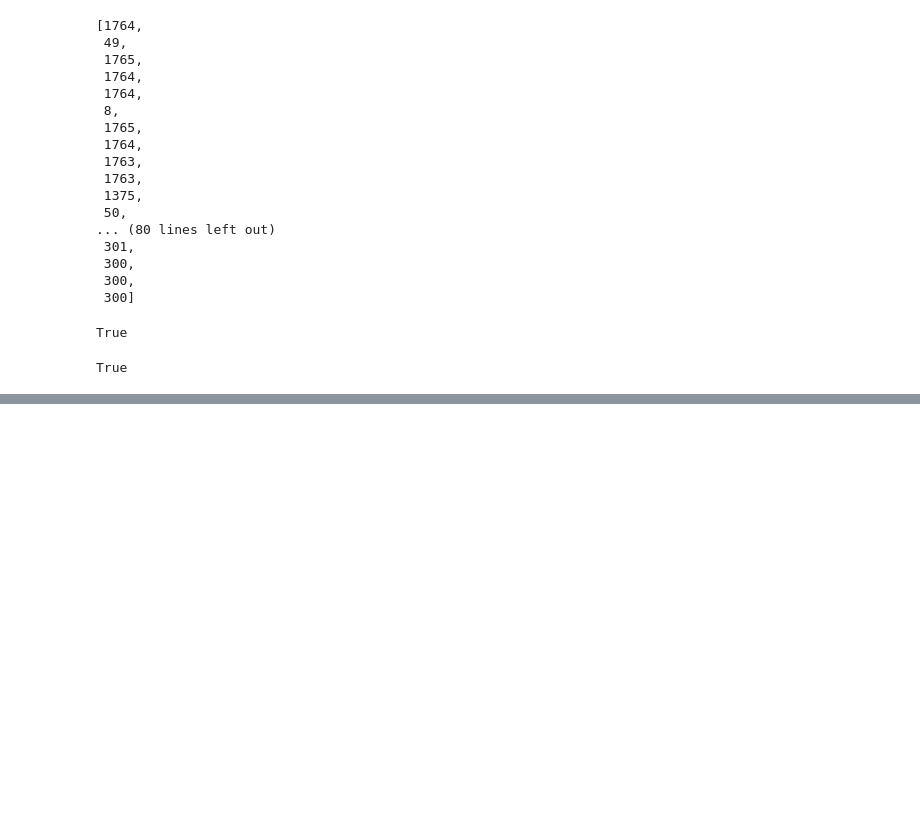
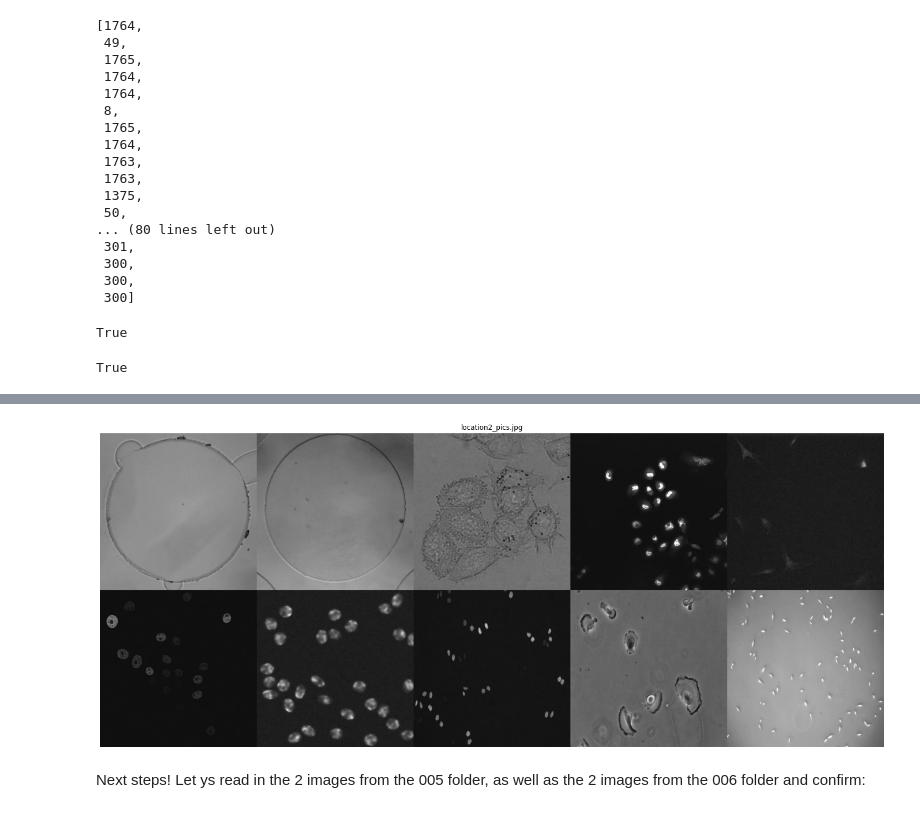
Before and after one commit to alexgoudemond/COMP700, a Jupyter notebook: 006_Processing_Of_Images.ipynb, the cells around one changed output, grey strips where cells are left out. Cells and saved outputs as stored; diff of their text form; code cells hidden in the pictures; blank space fills up the shorter version.

```diff
--- a/006_Processing_Of_Images.ipynb
+++ b/006_Processing_Of_Images.ipynb
@@ -348,0 +509,6 @@ True
+# %%
+saveAndShow(destination_directory, location2_pics, "location2_pics.jpg")
+# %% [output]
+[figure, added]
+# %% [markdown]
+Next steps! Let ys read in the 2 images from the 005 folder, as well as the 2 images from the 006 folder and confirm:
```
Also changed, not shown: parts of 21 cells of this notebook, 2 other files.
